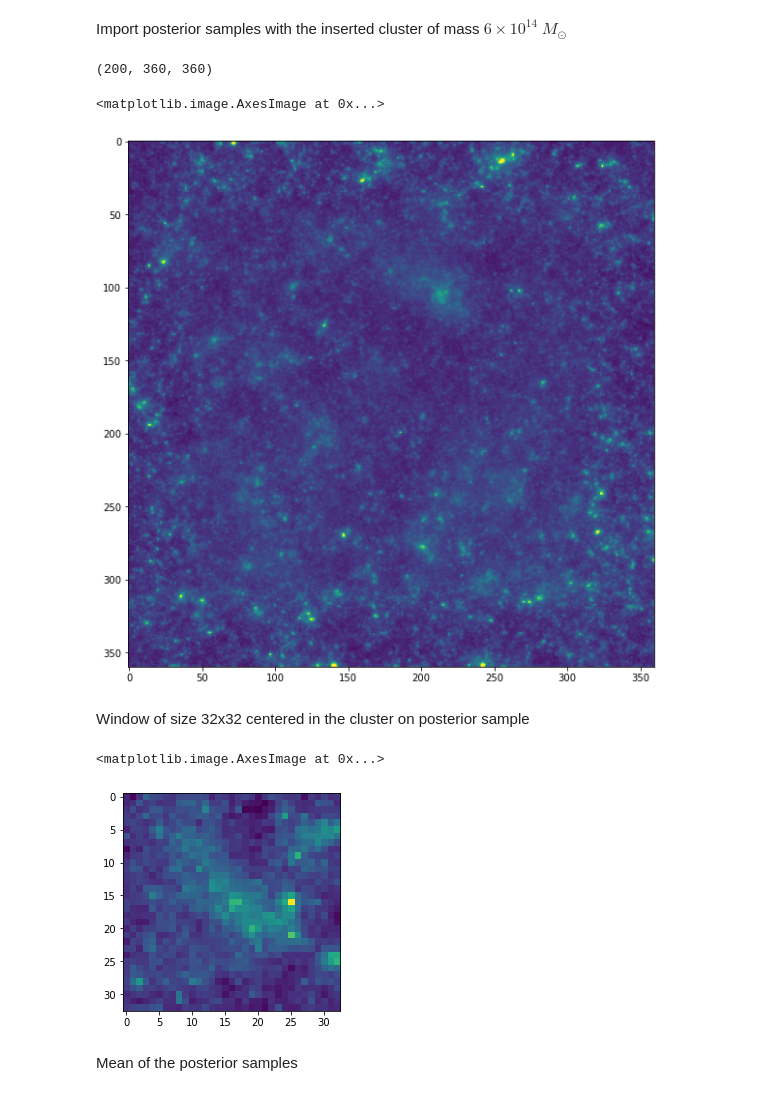
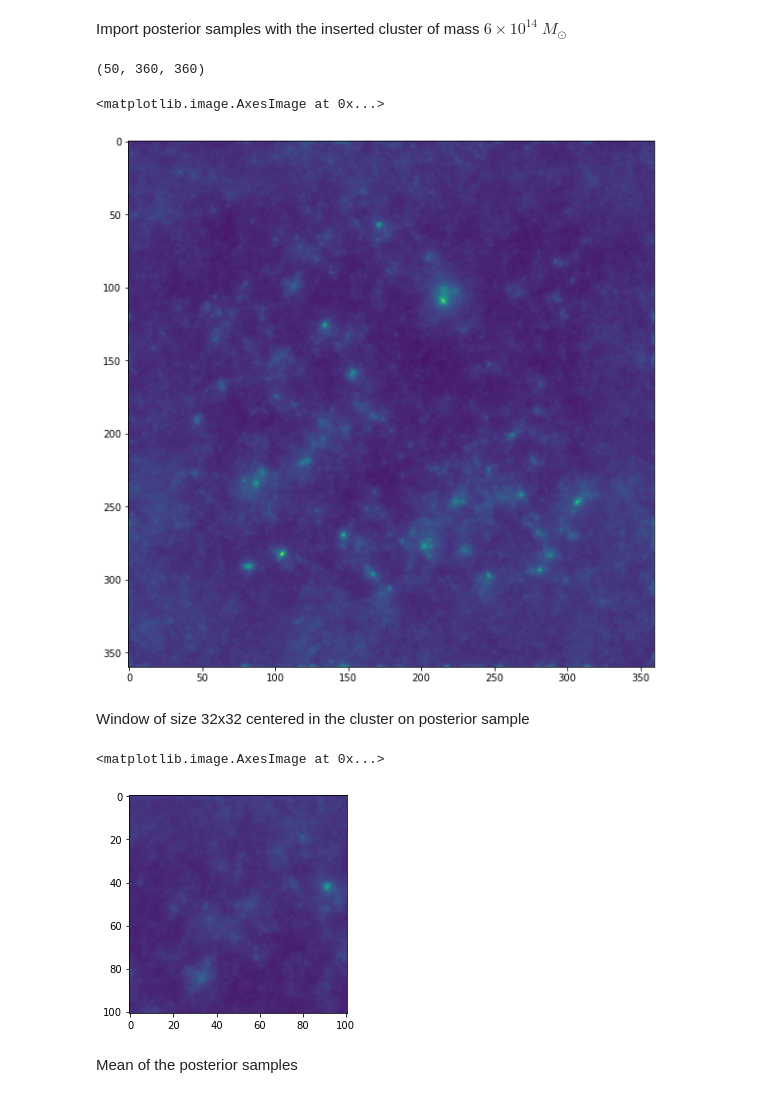
Before and after one commit to CosmoStat/jax-lensing, a Jupyter notebook: papers/Remy2021/Detection.ipynb, the cells around one changed output. Cells and saved outputs as stored; diff of their text form; code cells hidden in the pictures.

Commit message:
updata detections paper figures

```diff
--- a/papers/Remy2021/Detection.ipynb
+++ b/papers/Remy2021/Detection.ipynb
@@ -11,36 +11,43 @@ Populating the interactive namespace from numpy and matplotlib
 Import posterior samples with the inserted cluster of mass $6\times10^{14}~M_\odot$
 # %%
 from astropy.io import fits
-filename = '/gpfswork/rech/xdy/commun/Remy2021/cluster/3e14/samples_0.148_3e14_'
+#filename = '/gpfswork/rech/xdy/commun/Remy2021/cluster/3e14/samples_0.148_3e14_'
+filename = '/linkhome/rech/genpuc01/utb76xl/jl/scripts/results/validation/annealed_hmc/clusters3e14/samples_denoised_1.fits'
+samples148 = fits.getdata(filename).astype('float32')
+samples148 = np.concatenate([samples148, fits.getdata('/linkhome/rech/genpuc01/utb76xl/jl/scripts/results/validation/annealed_hmc/clusters3e14/samples_denoised_2.fits').astype('float32')])
+samples148 = np.concatenate([samples148, fits.getdata('/linkhome/rech/genpuc01/utb76xl/jl/scripts/results/validation/annealed_hmc/clusters3e14/samples_denoised_3.fits').astype('float32')])
+samples148 = np.concatenate([samples148, fits.getdata('/linkhome/rech/genpuc01/utb76xl/jl/scripts/results/validation/annealed_hmc/clusters3e14/samples_denoised_4.fits').astype('float32')])
+samples148 = np.concatenate([samples148, fits.getdata('/linkhome/rech/genpuc01/utb76xl/jl/scripts/results/validation/annealed_hmc/clusters3e14/samples_denoised_5.fits').astype('float32')])
+"""
 
-samples148 = fits.getdata(filename+'0.fits').astype('float32')
 for i in range(1,4):
     s = fits.getdata(filename+str(i)+'.fits')
     samples148 = np.concatenate([samples148, s], axis=0)
+"""
 
 print(samples148.shape)
 # %% [output]
-(200, 360, 360)
+(50, 360, 360)
 # %%
 figure(figsize=(10,10))
-imshow(samples148[2,...].reshape(360,360), vmin=-0.05, vmax=.3)
+imshow(samples148[...].mean(axis=0).reshape(360,360), vmin=-0.05, vmax=.3)
 # %% [output]
 <matplotlib.image.AxesImage at 0x...>
-[figure, old version]
+[figure, new version]
 # %% [markdown]
 Window of size 32x32 centered in the cluster on posterior sample
 # %%
 img = samples148[...].reshape(-1,360,360)
 
 x=65
 y=130
 
-w = 16
-ind = 4
-imshow(img[ind,:][x-w:x+w+1, y-w:y+w+1])
+w = 50
+ind = 0
+imshow(img.mean(axis=0)[x-w:x+w+1, y-w:y+w+1], vmin=-0.05, vmax=0.3)
 # %% [output]
 <matplotlib.image.AxesImage at 0x...>
-[figure, old version]
+[figure, new version]
 # %% [markdown]
 Mean of the posterior samples
 # %%
```
Also changed, not shown: parts of 32 cells of this notebook.
